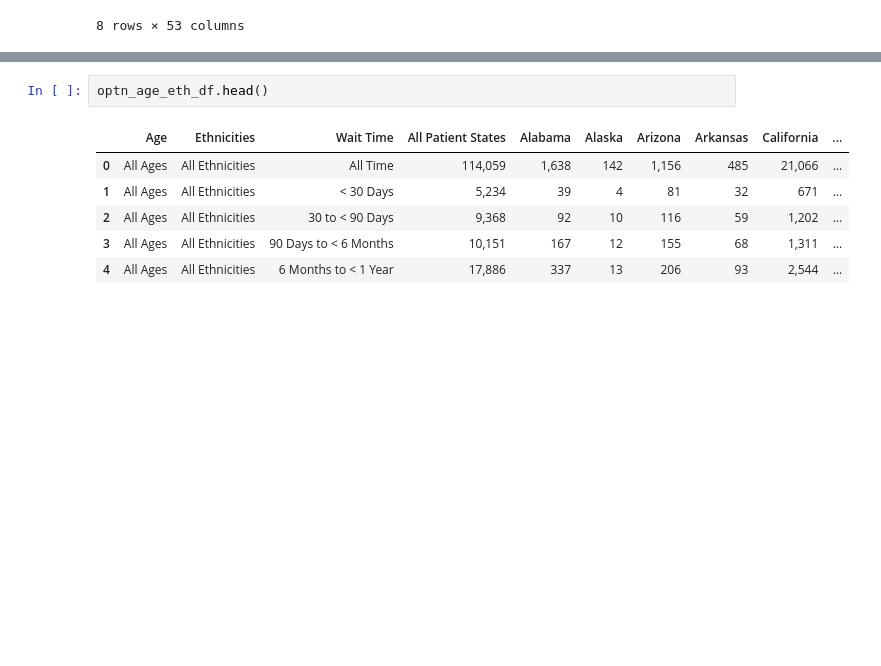
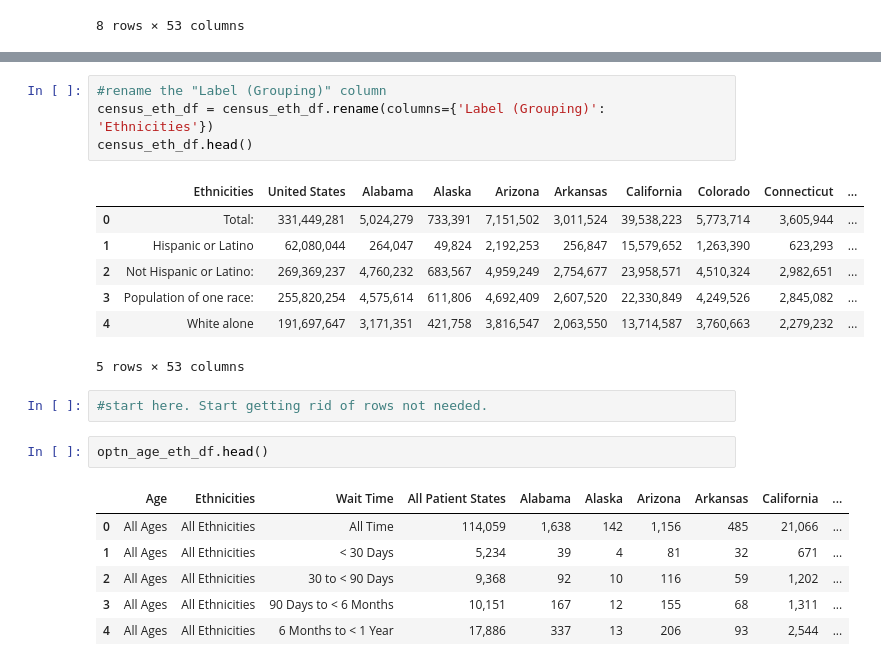
Before and after one commit to mwsierzega/Project3, a Jupyter notebook: Data_Census_OPTN.ipynb, the cells around one changed output, grey strips where cells are left out. Cells and saved outputs as stored; diff of their text form; blank space fills up the shorter version.

```diff
--- a/Data_Census_OPTN.ipynb
+++ b/Data_Census_OPTN.ipynb
@@ -141,3 +152,17 @@ census_age_final.head(10)
+# %%
+#rename the "Label (Grouping)" column
+census_eth_df = census_eth_df.rename(columns={'Label (Grouping)': 'Ethnicities'})
+census_eth_df.head()
+# %% [output]
+|  | Ethnicities | United States | Alabama | Alaska | Arizona | Arkansas | California | Colorado | Connecticut | ... |
+| 0 | Total: | 331,449,281 | 5,024,279 | 733,391 | 7,151,502 | 3,011,524 | 39,538,223 | 5,773,714 | 3,605,944 | ... |
+| 1 | Hispanic or Latino | 62,080,044 | 264,047 | 49,824 | 2,192,253 | 256,847 | 15,579,652 | 1,263,390 | 623,293 | ... |
+| 2 | Not Hispanic or Latino: | 269,369,237 | 4,760,232 | 683,567 | 4,959,249 | 2,754,677 | 23,958,571 | 4,510,324 | 2,982,651 | ... |
+| 3 | Population of one race: | 255,820,254 | 4,575,614 | 611,806 | 4,692,409 | 2,607,520 | 22,330,849 | 4,249,526 | 2,845,082 | ... |
+| 4 | White alone | 191,697,647 | 3,171,351 | 421,758 | 3,816,547 | 2,063,550 | 13,714,587 | 3,760,663 | 2,279,232 | ... |
+5 rows × 53 columns
+# %%
+#start here. Start getting rid of rows not needed.
 # %%
 optn_age_eth_df.head()
 # %% [output]
```
Also changed, not shown: parts of 3 cells of this notebook, 2 other files.
